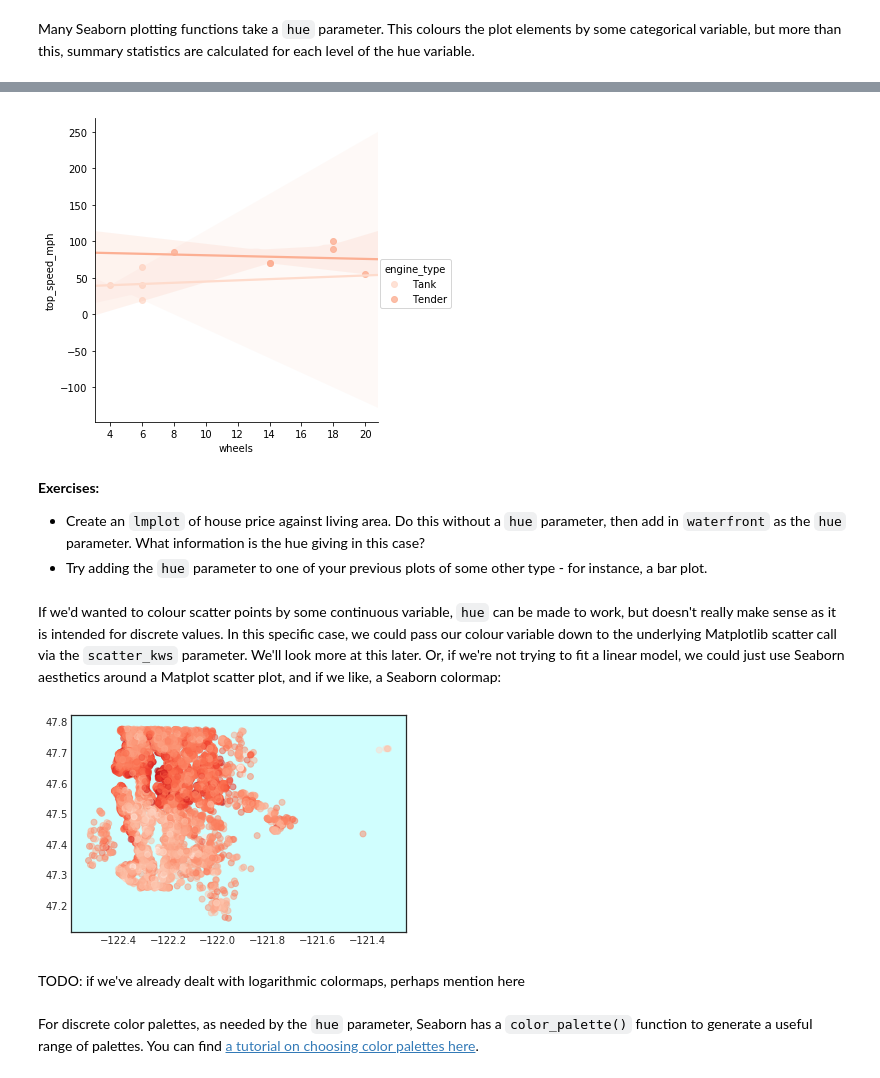
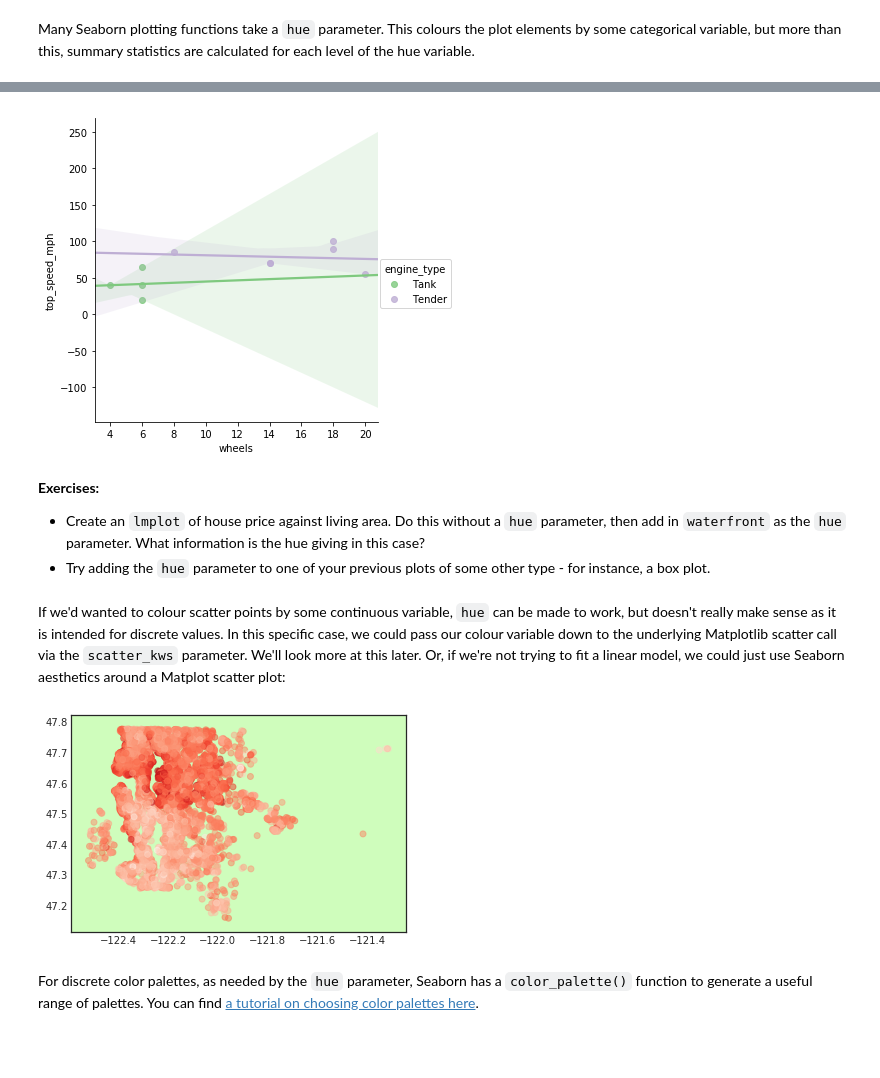
Before and after one commit to claresloggett/aspp-visualisation, a Jupyter notebook: Seaborn.ipynb, the cells around one changed output, grey strips where cells are left out. Saved outputs shown, nothing was run; the diff lists cells and outputs as text; code cells hidden in the pictures; blank space fills up the shorter version.

```diff
--- a/Seaborn.ipynb
+++ b/Seaborn.ipynb
@@ -246,26 +261,24 @@ sns.lmplot(data=trains, x='wheels', y='top_speed_mph', hue='engine_type')
 # %%
-with sns.color_palette('Reds'):  # equivalent to parameter palette=color_palette('Reds')
+with sns.color_palette("Accent"):  # equivalent to parameter palette=color_palette('Reds')
     sns.lmplot(data=trains, x='wheels', y='top_speed_mph', hue='engine_type')
 # %% [output]
-[figure, old version]
+[figure, new version]
 # %% [markdown]
 **Exercises:**
 * Create an `lmplot` of house price against living area. Do this without a `hue` parameter, then add in `waterfront` as the `hue` parameter. What information is the hue giving in this case?
-* Try adding the `hue` parameter to one of your previous plots of some other type - for instance, a bar plot.
+* Try adding the `hue` parameter to one of your previous plots of some other type - for instance, a box plot.
 # %% [markdown]
-If we'd wanted to colour scatter points by some continuous variable, `hue` can be made to work, but doesn't really make sense as it is intended for discrete values. In this specific case, we could pass our colour variable down to the underlying Matplotlib scatter call via the `scatter_kws` parameter. We'll look more at this later. Or, if we're not trying to fit a linear model, we could just use Seaborn aesthetics around a Matplot scatter plot, and if we like, a Seaborn colormap:
+If we'd wanted to colour scatter points by some continuous variable, `hue` can be made to work, but doesn't really make sense as it is intended for discrete values. In this specific case, we could pass our colour variable down to the underlying Matplotlib scatter call via the `scatter_kws` parameter. We'll look more at this later. Or, if we're not trying to fit a linear model, we could just use Seaborn aesthetics around a Matplot scatter plot:
 # %%
 sample = sales.sample(200)
 
 with sns.axes_style('white'):
     fig, ax = plt.subplots()
-    ax.set_facecolor(sns.xkcd_rgb['pale blue'])
+    ax.set_facecolor(sns.xkcd_rgb['very pale green'])
     ax.scatter(x=sales['long'], y=sales['lat'], c=sales['price'].apply(np.log),
                alpha=0.5, cmap='Reds')
 # %% [output]
-[figure, old version]
+[figure, new version]
-# %% [markdown]
-TODO: if we've already dealt with logarithmic colormaps, perhaps mention here
 # %% [markdown]
 For discrete color palettes, as needed by the `hue` parameter, Seaborn has a `color_palette()` function to generate a useful range of palettes. You can find [a tutorial on choosing color palettes here](https://seaborn.pydata.org/tutorial/color_palettes.html).
 # %% [markdown]
```
Also changed, not shown: parts of 17 cells of this notebook, 1 other file.
